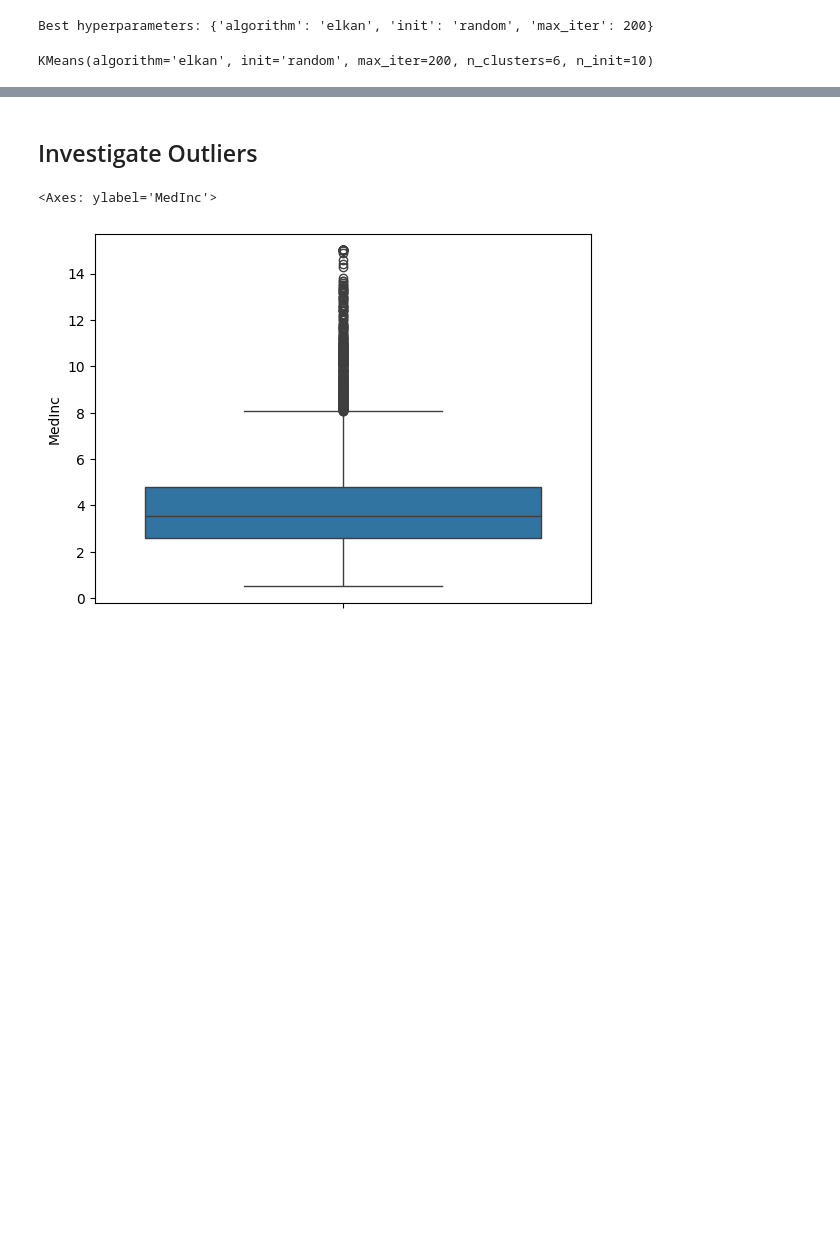
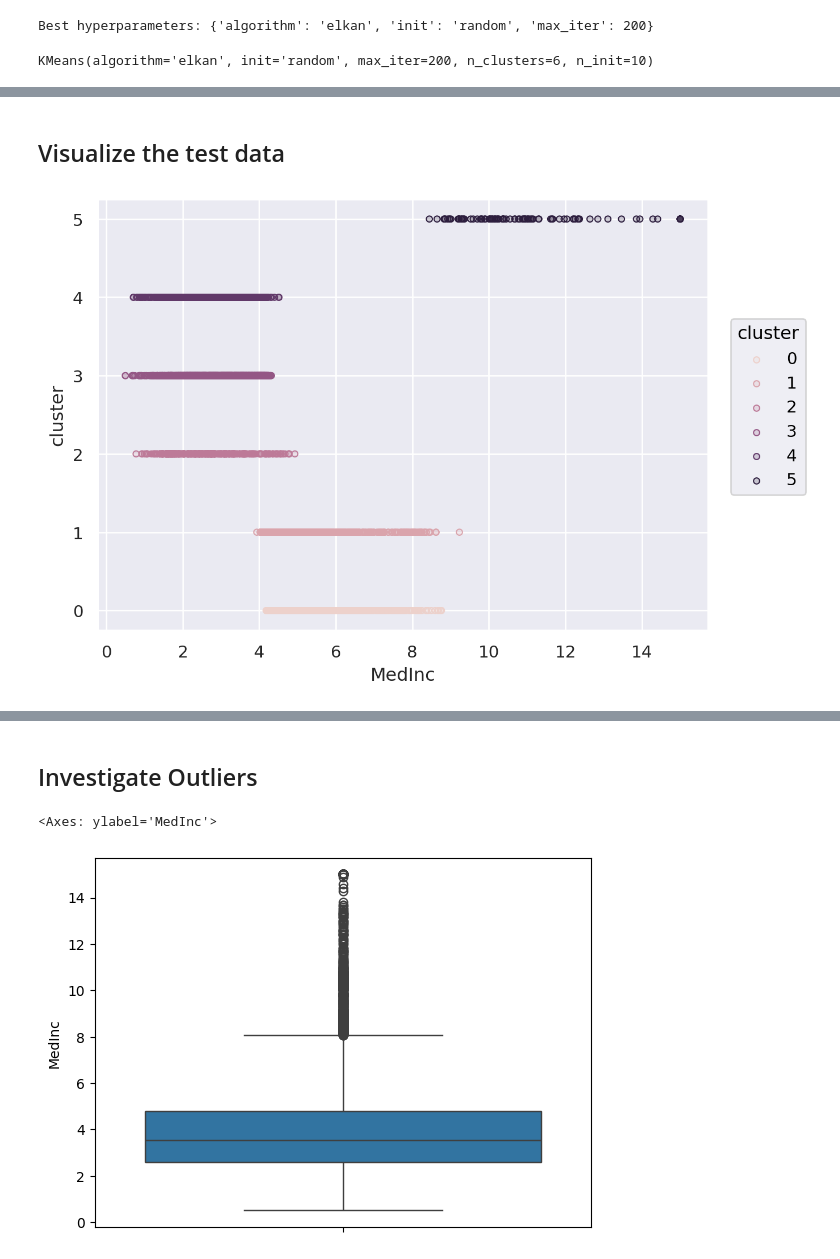
Before and after one commit to Dansah2/Dansah2_KMeans_4GeeksProject, a Jupyter notebook: src/explore.ipynb, the cells around one changed output, grey strips where cells are left out. Drawn from its saved outputs; the diff is of its cells as text; code cells hidden in the pictures; blank space fills up the shorter version.

```diff
--- a/src/explore.ipynb
+++ b/src/explore.ipynb
@@ -175,0 +192,4 @@ sns.countplot(data=X_train, x='cluster', hue='cluster')
+# %%
+y_test = tuned_kmeans.predict(X_test)
+X_test['cluster'] = y_test
+X_test
@@ -175,0 +210,7 @@ sns.countplot(data=X_train, x='cluster', hue='cluster')
+# %% [markdown]
+## Visualize the test data
+# %%
+p1 = Plot(X_test, 'MedInc', 'cluster', color='cluster')
+p1.add(Dots())
+# %% [output]
+[figure, added]
```
Also changed, not shown: parts of 23 cells of this notebook, 2 other files.
